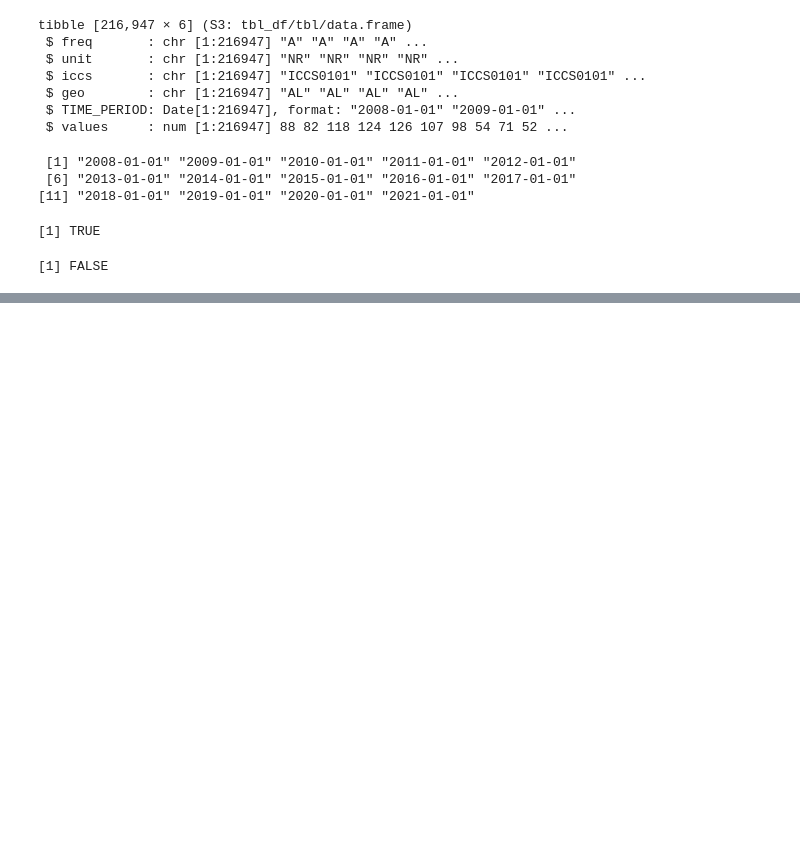
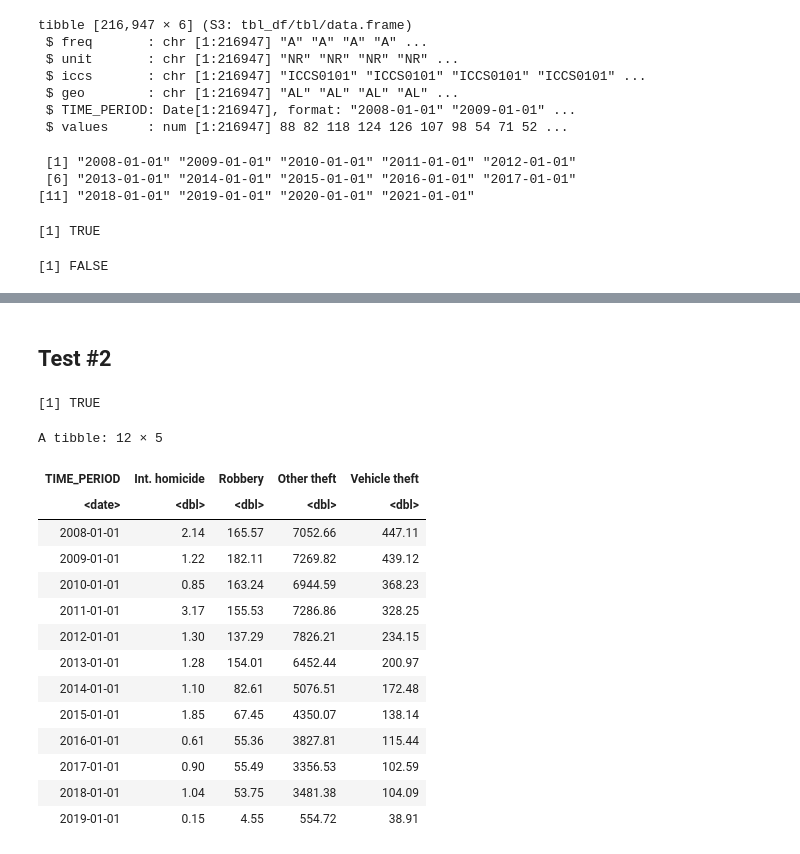
Before and after one commit to nickobard/eurostat-datasets-analysis, a Jupyter notebook: sem-1/semestral-work.ipynb, the cells around one changed output, grey strips where cells are left out. Saved outputs shown, nothing was run; the diff lists cells and outputs as text; code cells hidden in the pictures; blank space fills up the shorter version.

Commit message:
Second test workpiece

```diff
--- a/sem-1/semestral-work.ipynb
+++ b/sem-1/semestral-work.ipynb
@@ -112,0 +108,2 @@ ggplot(as.data.frame(prob_table.col_cond), aes(x=iccs, y=Freq, fill=geo)) +
+# %% [markdown]
+## Test #2
@@ -112,0 +120,23 @@ ggplot(as.data.frame(prob_table.col_cond), aes(x=iccs, y=Freq, fill=geo)) +
+# %%
+all(colnames(crime_dynamics)[-1] == prev_labels)
+colnames(crime_dynamics)[-1] <- new_labels
+# %% [output]
+[1] TRUE
+# %%
+crime_dynamics
+# %% [output]
+A tibble: 12 × 5
+| TIME_PERIOD | Int. homicide | Robbery | Other theft | Vehicle theft |
+| <date> | <dbl> | <dbl> | <dbl> | <dbl> |
+| 2008-01-01 | 2.14 | 165.57 | 7052.66 | 447.11 |
+| 2009-01-01 | 1.22 | 182.11 | 7269.82 | 439.12 |
+| 2010-01-01 | 0.85 | 163.24 | 6944.59 | 368.23 |
+| 2011-01-01 | 3.17 | 155.53 | 7286.86 | 328.25 |
+| 2012-01-01 | 1.30 | 137.29 | 7826.21 | 234.15 |
+| 2013-01-01 | 1.28 | 154.01 | 6452.44 | 200.97 |
+| 2014-01-01 | 1.10 | 82.61 | 5076.51 | 172.48 |
+| 2015-01-01 | 1.85 | 67.45 | 4350.07 | 138.14 |
+| 2016-01-01 | 0.61 | 55.36 | 3827.81 | 115.44 |
+| 2017-01-01 | 0.90 | 55.49 | 3356.53 | 102.59 |
+| 2018-01-01 | 1.04 | 53.75 | 3481.38 | 104.09 |
+| 2019-01-01 | 0.15 | 4.55 | 554.72 | 38.91 |
```
Also changed, not shown: parts of 18 cells of this notebook.
